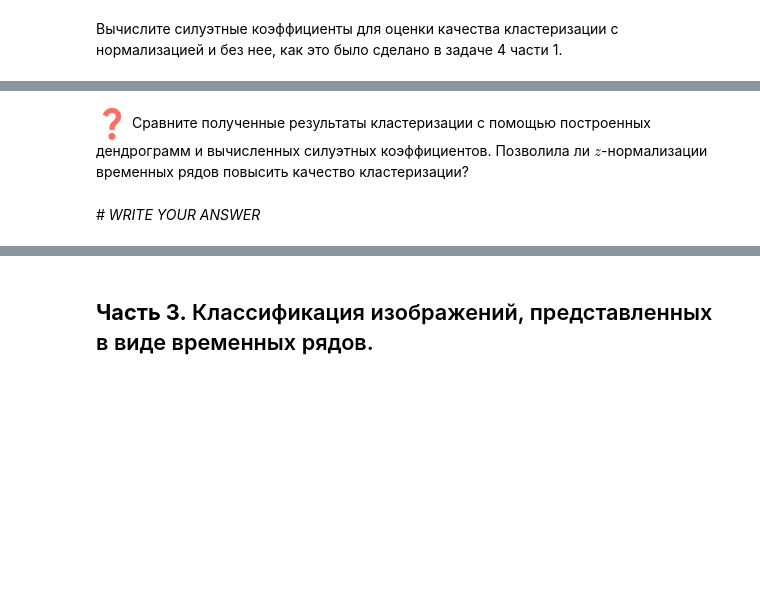
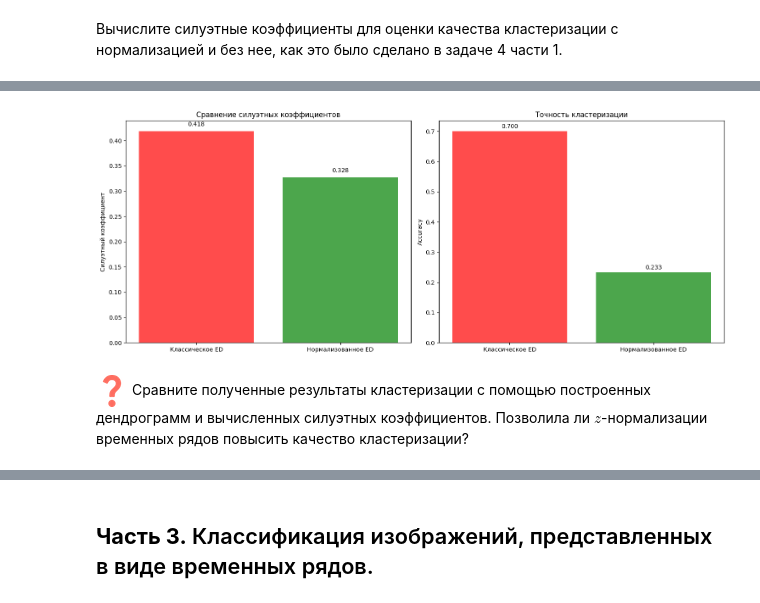
Before and after one commit to Nightpa1n/2025-Vihorev-TimeSeriesCourse, a Jupyter notebook: practice/01 Basics/01 Basics.ipynb, the cells around one changed output, grey strips where cells are left out. Drawn from its saved outputs; the diff is of its cells as text; code cells hidden in the pictures; blank space fills up the shorter version.

```diff
--- a/practice/01 Basics/01 Basics.ipynb
+++ b/practice/01 Basics/01 Basics.ipynb
@@ -446,5 +560,29 @@ labels = np.array([0]*subs_set1[0:15].shape[0] + [1]*subs_set2[0:15].shape[0])
+# %%
+fig, axes = plt.subplots(1, 2, figsize=(15, 6))
+
+# Силуэтные коэффициенты
+metrics_ed = ['Классическое ED', 'Нормализованное ED']
+scores_ed = [silhouette_euclidean, silhouette_norm_euclidean]
+
+axes[0].bar(metrics_ed, scores_ed, color=['red', 'green'], alpha=0.7)
+axes[0].set_title('Сравнение силуэтных коэффициентов')
+axes[0].set_ylabel('Силуэтный коэффициент')
+for i, v in enumerate(scores_ed):
+    axes[0].text(i, v + 0.01, f'{v:.3f}', ha='center')
+
+# Точность кластеризации
+accuracies_ed = [acc_euclidean, acc_norm_euclidean]
+
+axes[1].bar(metrics_ed, accuracies_ed, color=['red', 'green'], alpha=0.7)
+axes[1].set_title('Точность кластеризации')
+axes[1].set_ylabel('Accuracy')
+for i, v in enumerate(accuracies_ed):
+    axes[1].text(i, v + 0.01, f'{v:.3f}', ha='center')
+
+plt.tight_layout()
+plt.show()
+# %% [output]
+[figure, added]
 # %% [markdown]
 ![equation.png](embedded-picture-1)
 Сравните полученные результаты кластеризации с помощью построенных дендрограмм и вычисленных силуэтных коэффициентов. Позволила ли $z$-нормализации временных рядов повысить качество кластеризации?
-# %% [markdown]
-*# WRITE YOUR ANSWER*
```
Also changed, not shown: parts of 14 cells of this notebook, 4 other files.
